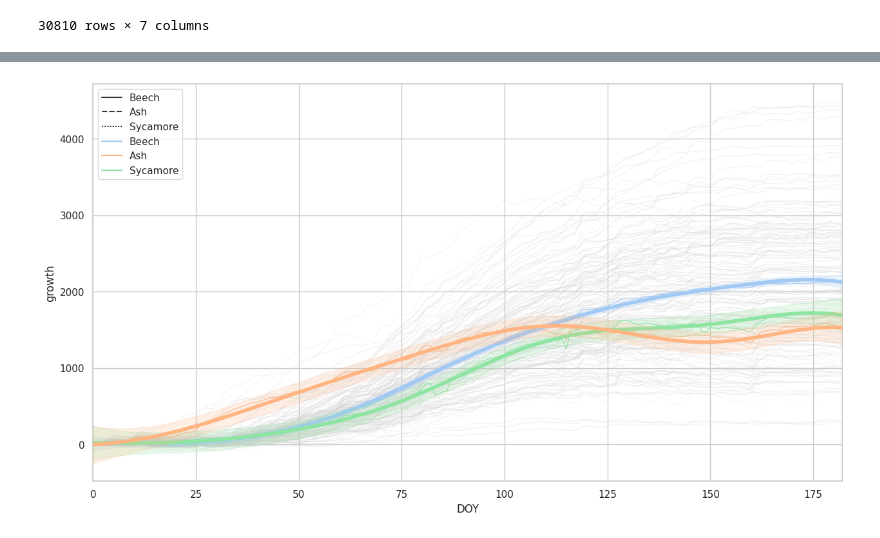
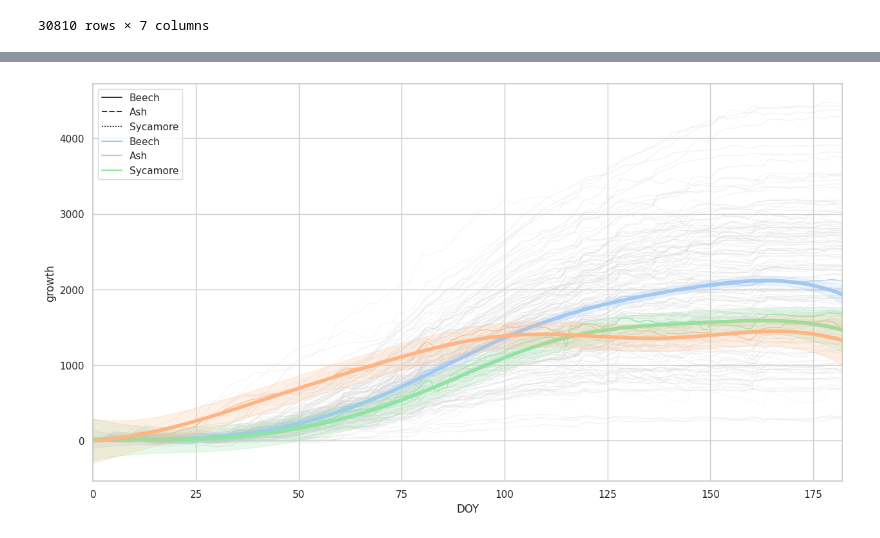
Before and after one commit to ItsNiklas/sparse-gaussian-processes, a Jupyter notebook: Trees.ipynb, the cells around one changed output, grey strips where cells are left out. Drawn from its saved outputs; the diff is of its cells as text; code cells hidden in the pictures.

Commit message:
Tree model with custom GP implementation

```diff
--- a/Trees.ipynb
+++ b/Trees.ipynb
@@ -30,11 +36,13 @@ dendro
 # %%
 
 from sklearn.gaussian_process.kernels import RBF
+import jax.numpy as jnp
 
 tree_models = [
-    gaussian_process.GaussianProcessRegressor(
-        0.2 * RBF(30, length_scale_bounds=(10, 100)), n_restarts_optimizer=10, alpha=.5, optimizer=None
-    )
+    #gaussian_process.GaussianProcessRegressor(
+    #    0.2 * RBF(30, length_scale_bounds=(10, 100)), n_restarts_optimizer=10, alpha=.5, optimizer=None
+    #)
+    0
     for _ in range(3)
 ]
 
@@ -43,15 +51,23 @@ X = np.array(range(183)).reshape(-1, 1)
 for i, tree_model in enumerate(tree_models):
     # Filter to prevent overfitting to data mean
     filt = dendro[dendro.species.eq(pd.unique(dendro.species)[i])]
-    filt = filt.sample(int(0.30 * len(filt)))
+    filt = filt.sample(int(0.3 * len(filt)))
 
-    tree_model.fit(filt.DOY.array.reshape(-1, 1), filt.growth)
-    print(-tree_model.log_marginal_likelihood_value_, 'at', tree_model.kernel_)
+    #MINE
+    data_x = jnp.array(filt.DOY.array.reshape(-1, 1))
+    data_y = jnp.array(filt.growth)
+    tree_model = GPR(data_x, data_y, RBFKernel, jnp.array([0.2**2, 30.]), eps=.5**2)
+    tree_models[i] = tree_model
+    continue
+
+    #tree_model.fit(filt.DOY.array.reshape(-1, 1), filt.growth)
+    #print(-tree_model.log_marginal_likelihood_value_, 'at', tree_model.kernel_)
 
     if i == 0:
+        tree_model.predict(jnp.zeros(1))
         fig, ax = plt.subplots(figsize=(15, 6), ncols=2)
-        L: np.ndarray = tree_model.L_.copy()
-        L[np.isclose(L, 0, atol=10e-5)] = 0
+        L = tree_model.L_.copy()
+        #L[np.isclose(L, 0, atol=10e-5)] = 0
         K = L @ L.T
         cax = ax[0].matshow(K, norm=matplotlib.colors.LogNorm())
         fig.colorbar(cax)
@@ -87,32 +98,32 @@ sns.lineplot(
     y="growth",
     hue="species",
     #estimator=None, errorbar=('ci', 99),
     errorbar=None,
     lw=1,
     zorder=2,
     alpha=0.8,
 )
 
 # Plot GP
 for i, tree_model in enumerate(tree_models):
     mean_prediction, std_prediction = tree_model.predict(X, return_std=True)
     sns.lineplot(
         x=X.ravel(),
         y=mean_prediction.ravel(),
         lw=4,
         zorder=3,
         color=sns.color_palette()[i if i == 0 else [2, 1][i - 1]],
     )
-    std_prediction *= 1000 #?
+    std_prediction *= 2000 #?
     plt.fill_between(
         X.ravel(),
         (mean_prediction - 1.96 * std_prediction).ravel(),
         (mean_prediction + 1.96 * std_prediction).ravel(),
         alpha=.2,
         zorder=3,
         color=sns.color_palette()[i if i == 0 else [2, 1][i - 1]],
     )
 
 plt.show()
 # %% [output]
-[figure, old version]
+[figure, new version]
```
Also changed, not shown: parts of 3 cells of this notebook, 1 other file.
